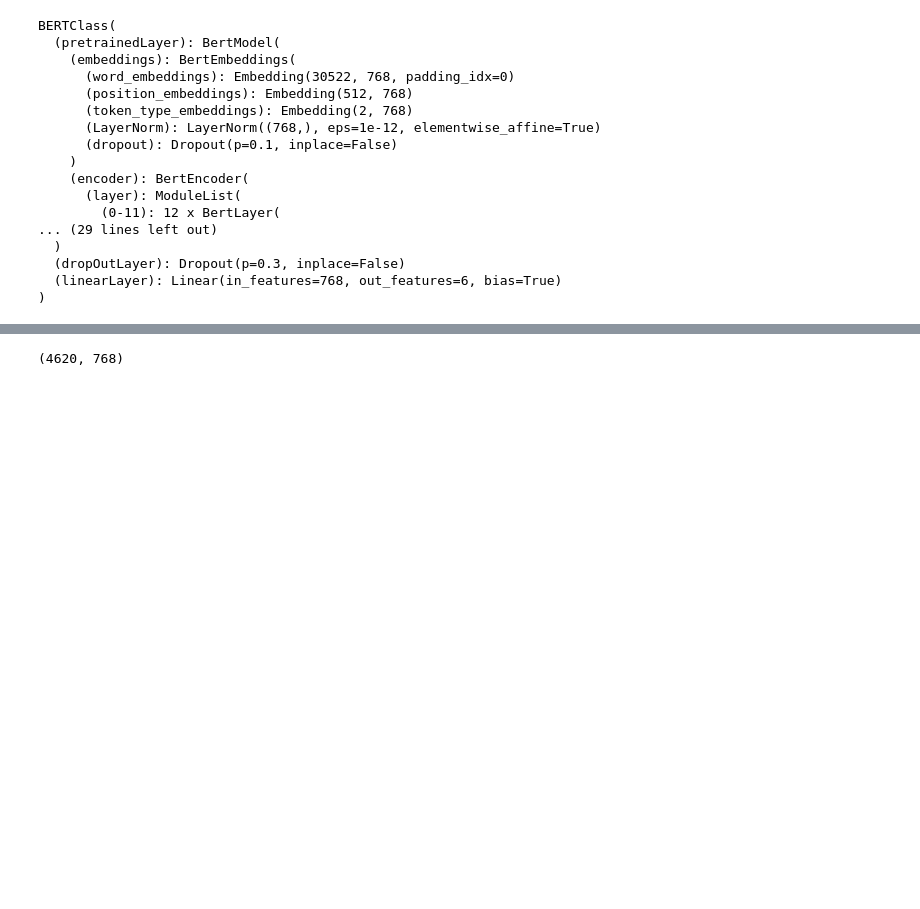
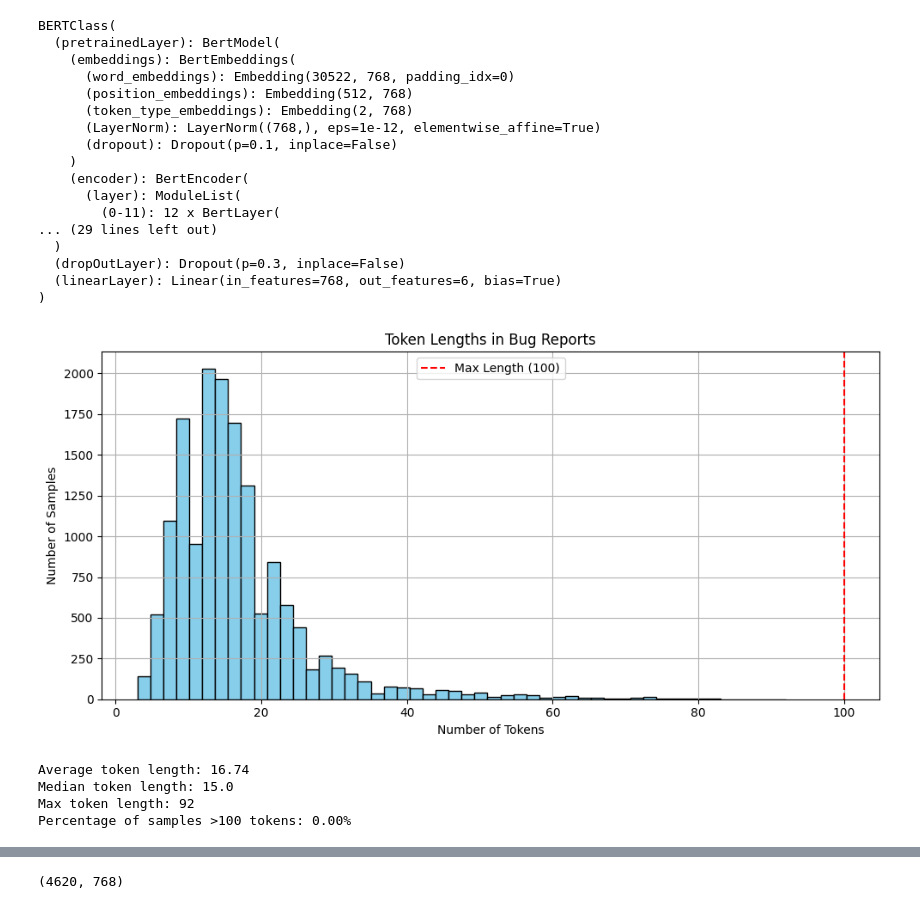
Before and after one commit to Bookinus/Predicting-Severity-in-Bug-Reports, a Jupyter notebook: src/FineTuneBert.ipynb, the cells around one changed output, grey strips where cells are left out. Cells and saved outputs as stored; diff of their text form; code cells hidden in the pictures; blank space fills up the shorter version.

```diff
--- a/src/FineTuneBert.ipynb
+++ b/src/FineTuneBert.ipynb
@@ -119,6 +118,36 @@ train_dataset = train_dataset.reset_index(drop=True)
 
 training_set = CustomDataset(train_dataset, tokenizer, MAX_LEN)
 testing_set = CustomDataset(test_dataset, tokenizer, MAX_LEN)
+# %%
+import matplotlib.pyplot as plt
+
+# Encode all descriptions and store lengths
+token_lengths = [len(tokenizer.encode(str(text), truncation=False)) for text in df['TextDescription']]
+
+# Plot histogram
+plt.figure(figsize=(10, 5))
+plt.hist(token_lengths, bins=50, color='skyblue', edgecolor='black')
+plt.axvline(x=100, color='red', linestyle='--', label='Max Length (100)')
+plt.title("Token Lengths in Bug Reports")
+plt.xlabel("Number of Tokens")
+plt.ylabel("Number of Samples")
+plt.legend()
+plt.grid(True)
+plt.tight_layout()
+plt.show()
+
+# Print some stats
+token_lengths = np.array(token_lengths)
+print(f"Average token length: {np.mean(token_lengths):.2f}")
+print(f"Median token length: {np.median(token_lengths)}")
+print(f"Max token length: {np.max(token_lengths)}")
+print(f"Percentage of samples >100 tokens: {(np.sum(token_lengths > 100) / len(token_lengths)) * 100:.2f}%")
+# %% [output]
+[figure, added]
+Average token length: 16.74
+Median token length: 15.0
+Max token length: 92
+Percentage of samples >100 tokens: 0.00%
 # %%
 # Setting up the DataLoader objects for training and testing datasets, specifying how the data should be loaded during training
 train_params = {'batch_size': TRAIN_BATCH_SIZE,
```
Also changed, not shown: parts of 15 cells of this notebook, 1 other file.
